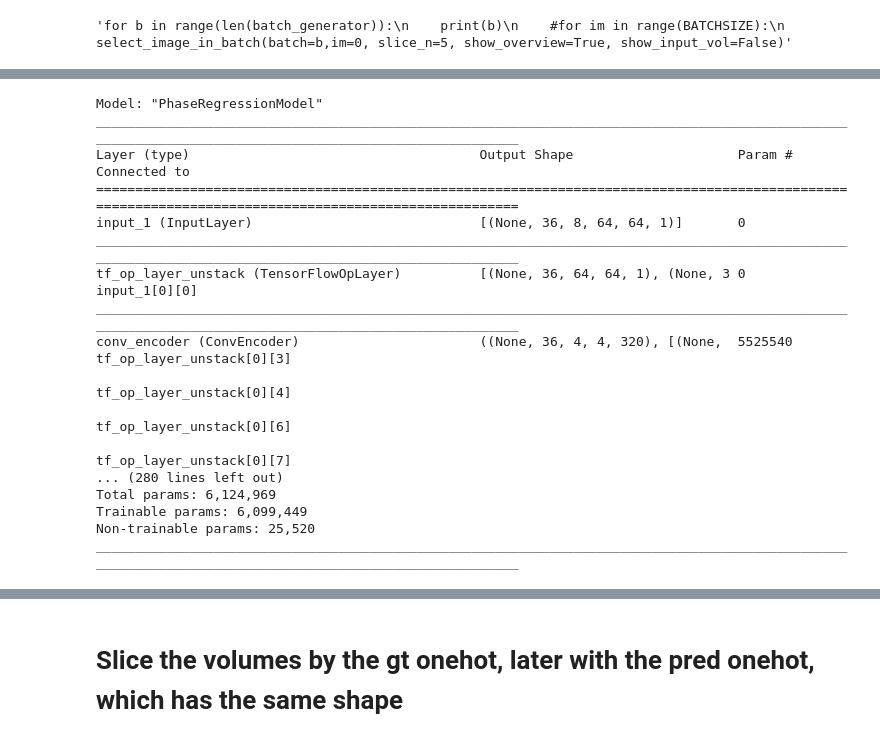
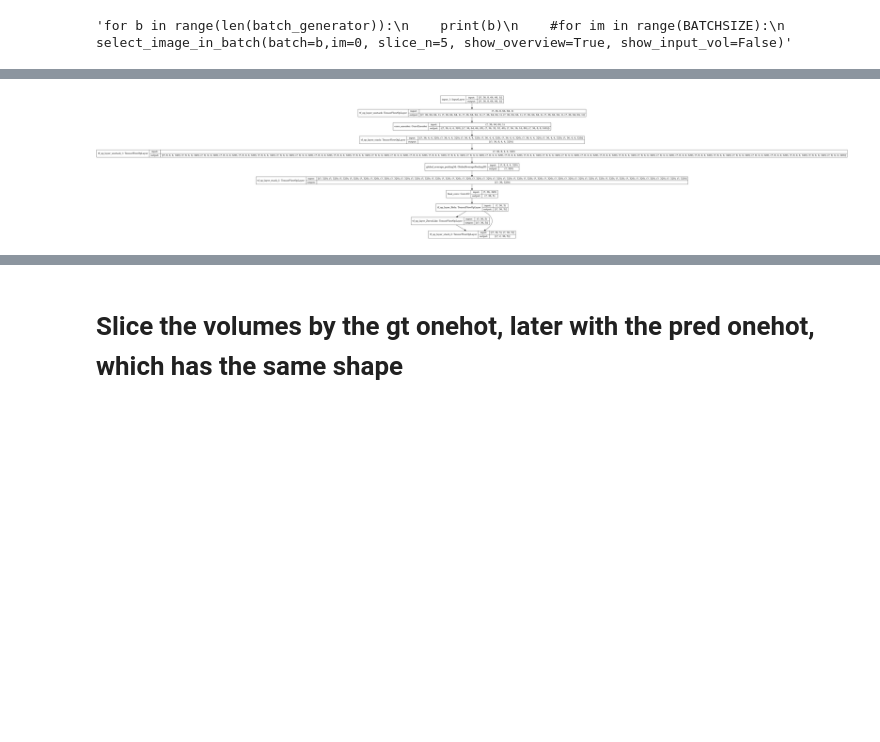
Before and after one commit to Cardio-AI/cmr-phase2phase-registration, a Jupyter notebook: notebooks/Dataset/Test_Generator_phase_regression.ipynb, the cells around one changed output, grey strips where cells are left out. Saved outputs shown, nothing was run; the diff lists cells and outputs as text; code cells hidden in the pictures; blank space fills up the shorter version.

```diff
--- a/notebooks/Dataset/Test_Generator_phase_regression.ipynb
+++ b/notebooks/Dataset/Test_Generator_phase_regression.ipynb
@@ -28,7 +28,7 @@ import cv2
 import pandas as pd
 
 
-EXPERIMENT = 'temp/relu_mse_gapconv211_hist'
+EXPERIMENT = 'temp/relu_mse_comb_cce'
 timestemp = str(datetime.datetime.now().strftime("%Y-%m-%d_%H_%M")) # ad a timestep to each project to make repeated experiments unique
 
 EXPERIMENTS_ROOT = 'exp/'
@@ -76,10 +76,11 @@ KERNEL_INIT = 'he_normal' # conv weight initialisation
 OPTIMIZER = 'adam' # Adam, Adagrad, RMSprop, Adadelta,  # https://keras.io/optimizers/
 ACTIVATION = 'relu' # tf.keras.layers.LeakyReLU(), relu or any other non linear activation function
 FINAL_ACTIVATION = 'relu' # new
-LOSS = 'mse' # new
+LOSS = 'msecce' # new
 MASK_LOSS = False
 TRANSPOSE_LOSS = False
-PRE_GAP_CONV = True
+PRE_GAP_CONV = False
+
 LEARNING_RATE = 1e-4 # start with a huge lr to converge fast
 REDUCE_LR_ON_PLATEAU_PATIENCE = 5
 DECAY_FACTOR = 0.7 # Define a learning rate decay for the ReduceLROnPlateau callback
@@ -319,37 +306,21 @@ added loss: mse
 # %%
 # write the model summary to a txt file
 # Open the file
 with open(os.path.join(EXP_PATH, 'model_summary.txt') ,'w') as fh:
     # Pass the file handle in as a lambda function to make it callable
     model.summary(print_fn=lambda x: fh.write(x + '\n'))
 
 tf.keras.utils.plot_model(
     model, show_shapes=True,
     to_file=os.path.join(EXP_PATH, 'model.png'),
     show_layer_names=True,
     rankdir='TB',
     expand_nested=True, dpi=96
 )
 
-model.summary(line_length=150)
+#model.summary(line_length=150)
 # %% [output]
-Model: "PhaseRegressionModel"
-______________________________________________________________________________________________________________________________________________________
-Layer (type)                                     Output Shape                     Param #           Connected to
-======================================================================================================================================================
-input_1 (InputLayer)                             [(None, 36, 8, 64, 64, 1)]       0
-______________________________________________________________________________________________________________________________________________________
-tf_op_layer_unstack (TensorFlowOpLayer)          [(None, 36, 64, 64, 1), (None, 3 0                 input_1[0][0]
-______________________________________________________________________________________________________________________________________________________
-conv_encoder (ConvEncoder)                       ((None, 36, 4, 4, 320), [(None,  5525540           tf_op_layer_unstack[0][3]
-                                                                                                    tf_op_layer_unstack[0][4]
-                                                                                                    tf_op_layer_unstack[0][6]
-                                                                                                    tf_op_layer_unstack[0][7]
-... (280 lines left out)
-Total params: 6,124,969
-Trainable params: 6,099,449
-Non-trainable params: 25,520
-______________________________________________________________________________________________________________________________________________________
+[figure, added]
 # %%
 initial_epoch = 0
 
```
Also changed, not shown: parts of 11 cells of this notebook, 6 other files.
